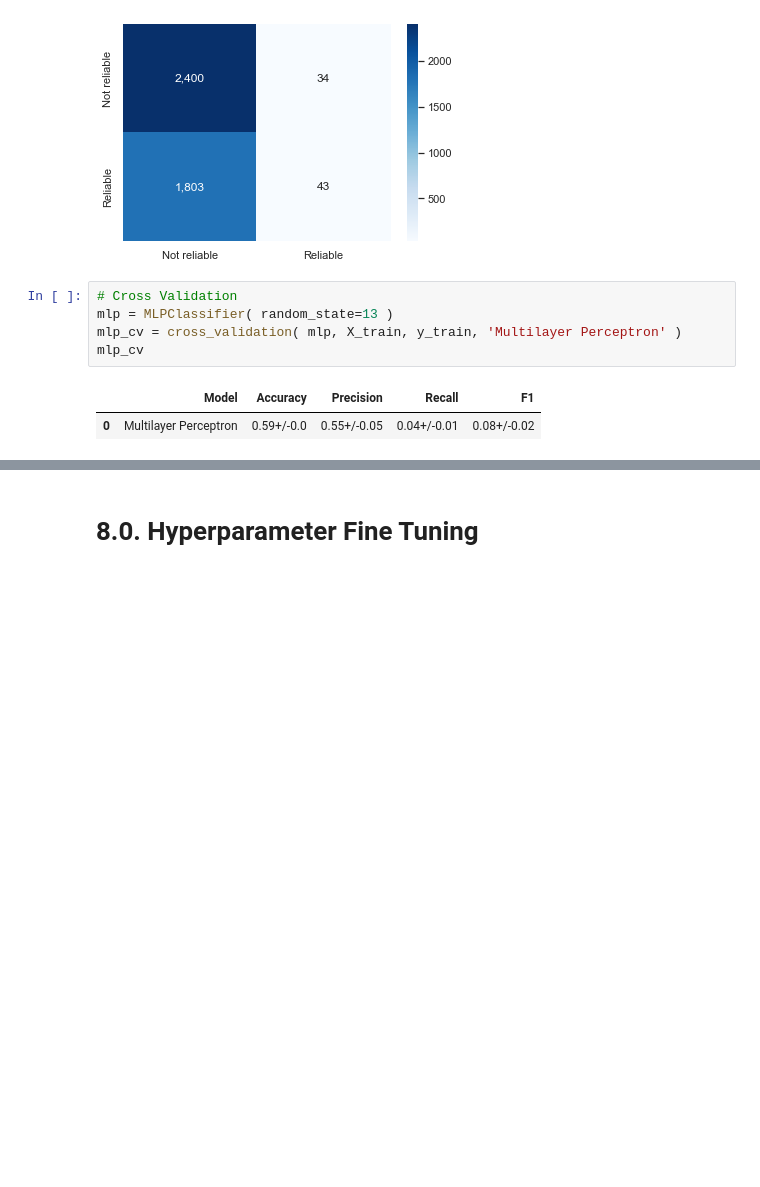
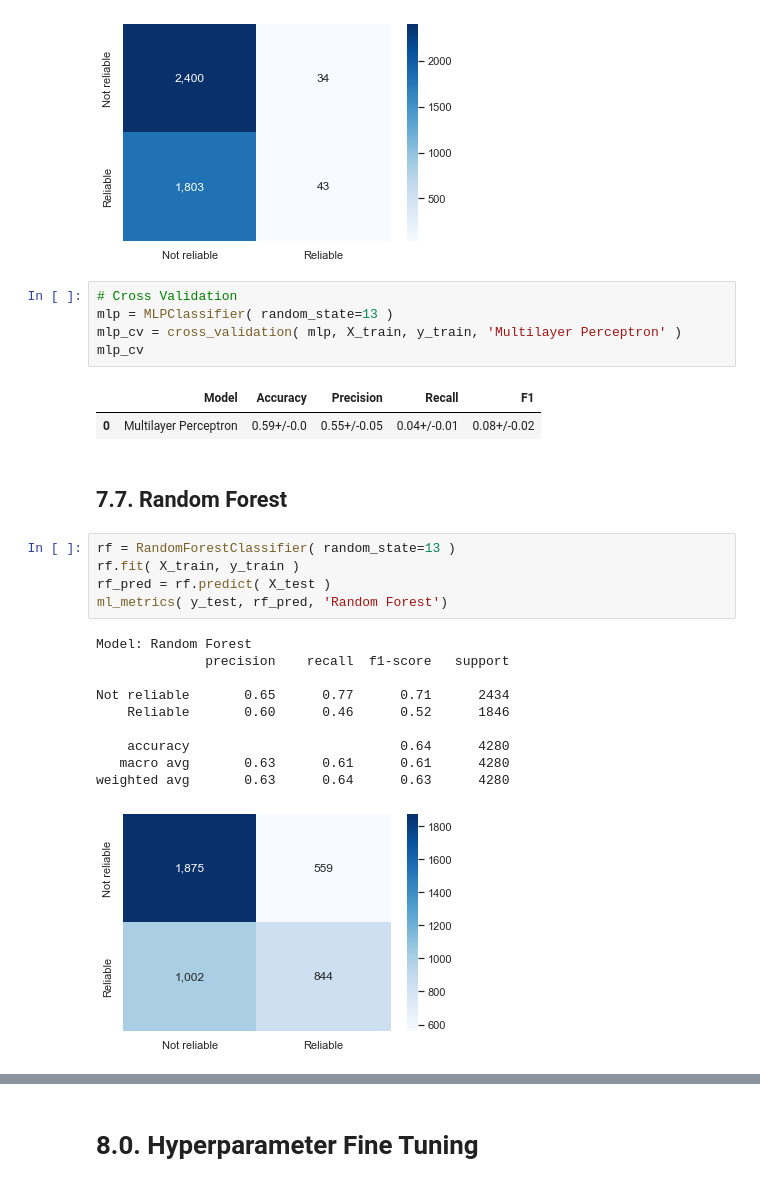
Before and after one commit to endhel/InvestBot, a Jupyter notebook: InvestBot.ipynb, the cells around one changed output, grey strips where cells are left out. Drawn from its saved outputs; the diff is of its cells as text; blank space fills up the shorter version.

```diff
--- a/InvestBot.ipynb
+++ b/InvestBot.ipynb
@@ -874,3 +940,21 @@ mlp_cv
 # %% [output]
 |  | Model | Accuracy | Precision | Recall | F1 |
 | 0 | Multilayer Perceptron | 0.59+/-0.0 | 0.55+/-0.05 | 0.04+/-0.01 | 0.08+/-0.02 |
+# %% [markdown]
+## 7.7. Random Forest
+# %%
+rf = RandomForestClassifier( random_state=13 )
+rf.fit( X_train, y_train )
+rf_pred = rf.predict( X_test )
+ml_metrics( y_test, rf_pred, 'Random Forest')
+# %% [output]
+Model: Random Forest
+              precision    recall  f1-score   support
+
+Not reliable       0.65      0.77      0.71      2434
+    Reliable       0.60      0.46      0.52      1846
+
+    accuracy                           0.64      4280
+   macro avg       0.63      0.61      0.61      4280
+weighted avg       0.63      0.64      0.63      4280
+[figure, added]
```
Also changed, not shown: parts of 17 cells of this notebook.
